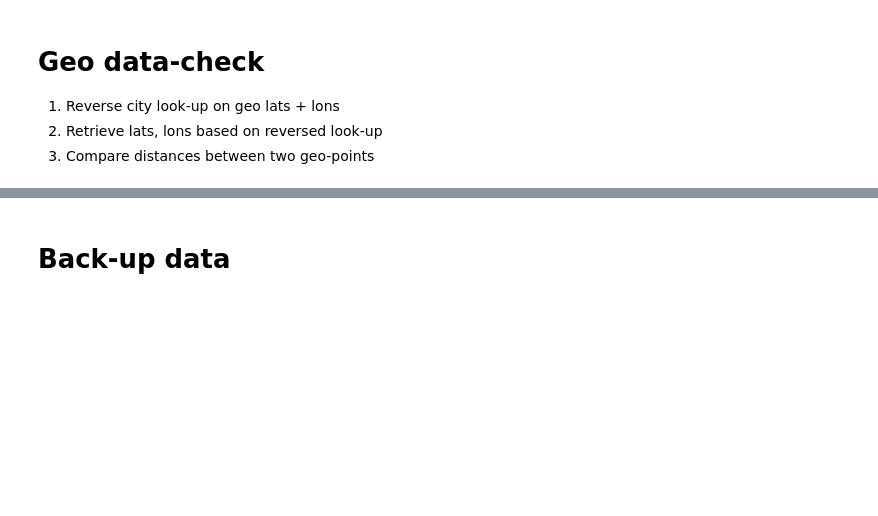
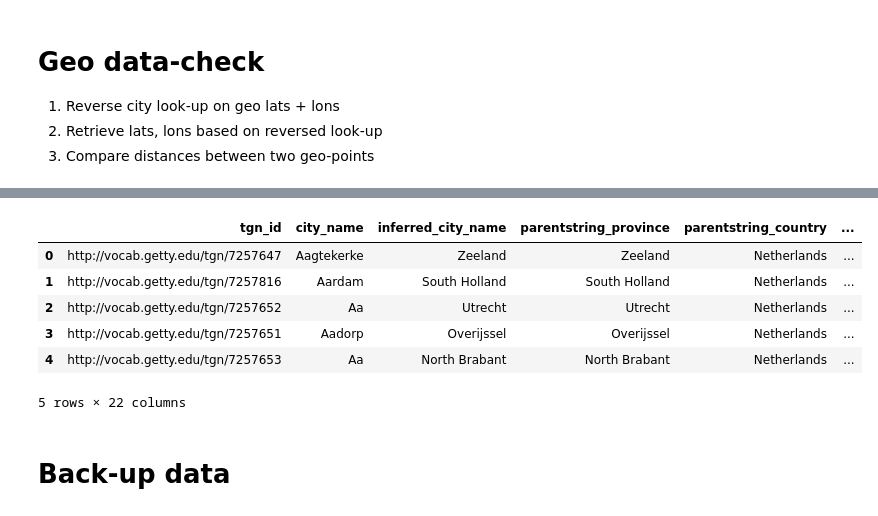
Before and after one commit to velvetbulldozer/getty_ulan, a Jupyter notebook: getty_check_tgn.ipynb, the cells around one changed output, grey strips where cells are left out. Saved outputs shown, nothing was run; the diff lists cells and outputs as text; code cells hidden in the pictures; blank space fills up the shorter version.

```diff
--- a/getty_check_tgn.ipynb
+++ b/getty_check_tgn.ipynb
@@ -370,3 +399,14 @@ for i in tqdm(range(len(df_nl)), total=len(df_nl), desc='find geo info based on
+# %%
+df_nl = lon_lat_diff(df_nl)
+df_nl.head()
+# %% [output]
+|  | tgn_id | city_name | inferred_city_name | parentstring_province | parentstring_country | ... |
+| 0 | http://vocab.getty.edu/tgn/7257647 | Aagtekerke | Zeeland | Zeeland | Netherlands | ... |
+| 1 | http://vocab.getty.edu/tgn/7257816 | Aardam | South Holland | South Holland | Netherlands | ... |
+| 2 | http://vocab.getty.edu/tgn/7257652 | Aa | Utrecht | Utrecht | Netherlands | ... |
+| 3 | http://vocab.getty.edu/tgn/7257651 | Aadorp | Overijssel | Overijssel | Netherlands | ... |
+| 4 | http://vocab.getty.edu/tgn/7257653 | Aa | North Brabant | North Brabant | Netherlands | ... |
+5 rows × 22 columns
 # %% [markdown]
 # Back-up data
 # %%
```
Also changed, not shown: parts of 7 cells of this notebook.
